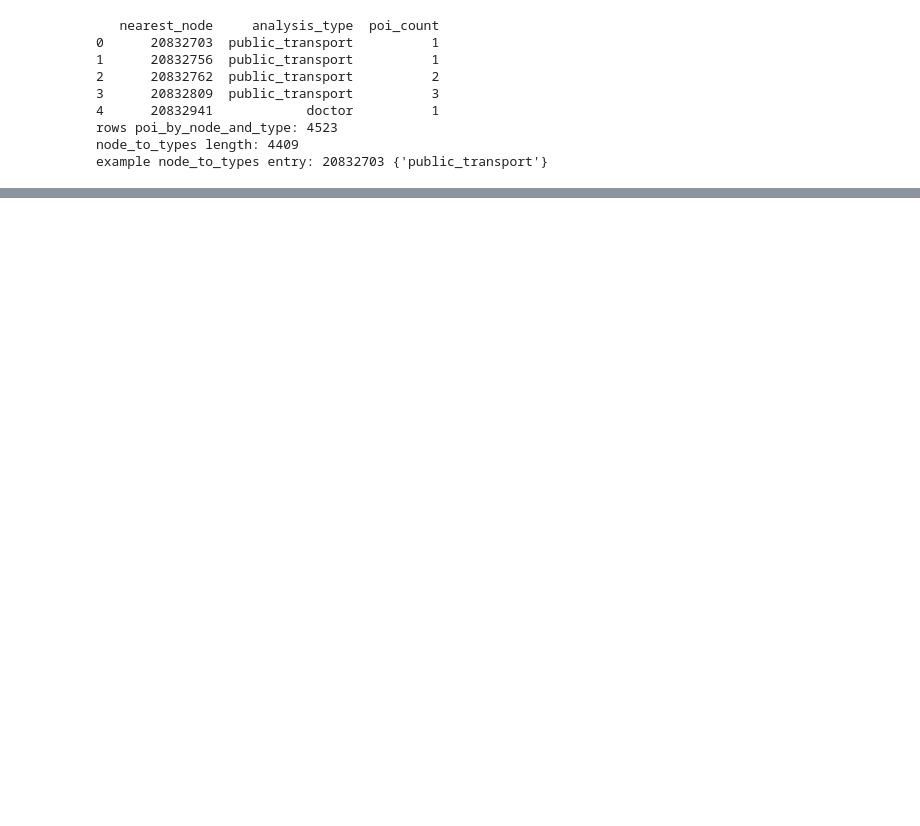
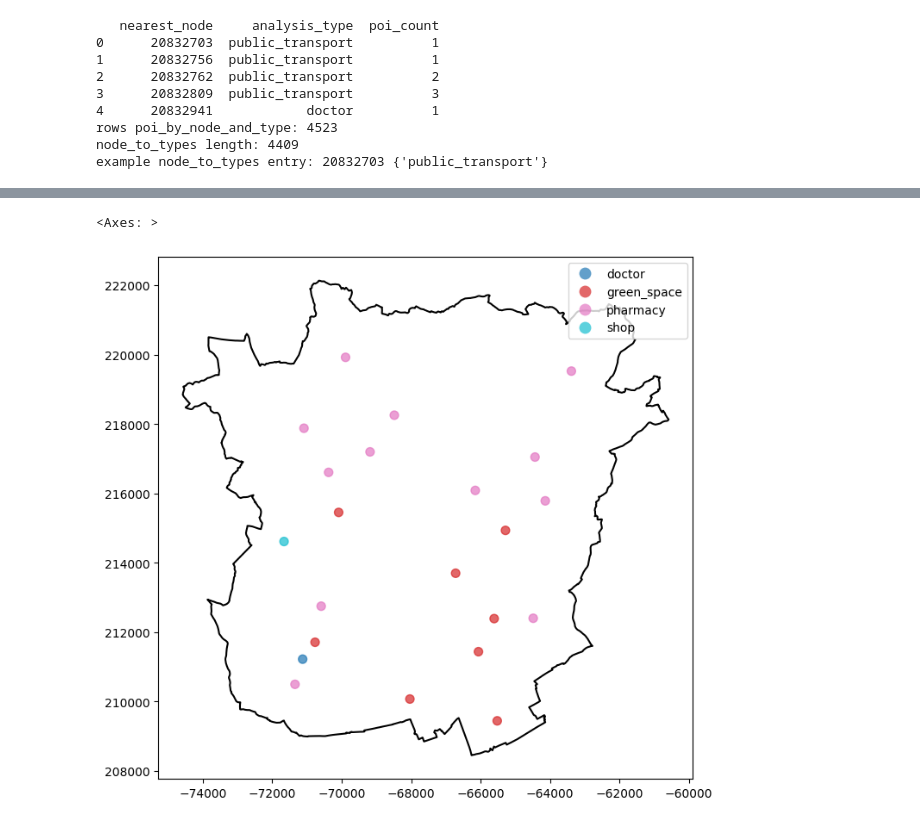
Before and after one commit to VitaDuit/GIS2_Group3_FinalProject, a Jupyter notebook: Group3_FinalProject.ipynb, the cells around one changed output, grey strips where cells are left out. Saved outputs shown, nothing was run; the diff lists cells and outputs as text; code cells hidden in the pictures; blank space fills up the shorter version.

```diff
--- a/Group3_FinalProject.ipynb
+++ b/Group3_FinalProject.ipynb
@@ -786,0 +923,36 @@ plt.show()
+# %%
+candidate_sites = []
+
+for t, g in clusters_per_type.items():
+    for cid, group in g[g["cluster_id"] != -1].groupby("cluster_id"):
+        # centroid of cluster
+        cx = group.geometry.x.mean()
+        cy = group.geometry.y.mean()
+
+        # choose node closest to centroid as candidate facility
+        d2 = (group.geometry.x - cx)**2 + (group.geometry.y - cy)**2
+        medoid_node = group.loc[d2.idxmin()]
+
+        candidate_sites.append({
+            "missing_type": t,
+            "cluster_id": cid,
+            "node_id": medoid_node.name,
+            "geometry": medoid_node.geometry,
+        })
+
+candidates_gdf = gpd.GeoDataFrame(candidate_sites, crs=project_crs)
+# %%
+# Plot candidate sites
+fig, ax = plt.subplots(figsize=(8, 8))
+gdf_graz.boundary.plot(ax=ax, edgecolor="black")
+candidates_gdf.plot(
+    ax=ax,
+    column="missing_type",
+    categorical=True,
+    legend=True,
+    markersize=50,
+    alpha=0.7,
+)
+# %% [output]
+<Axes: >
+[figure, added]
```
Also changed, not shown: parts of 29 cells of this notebook.
